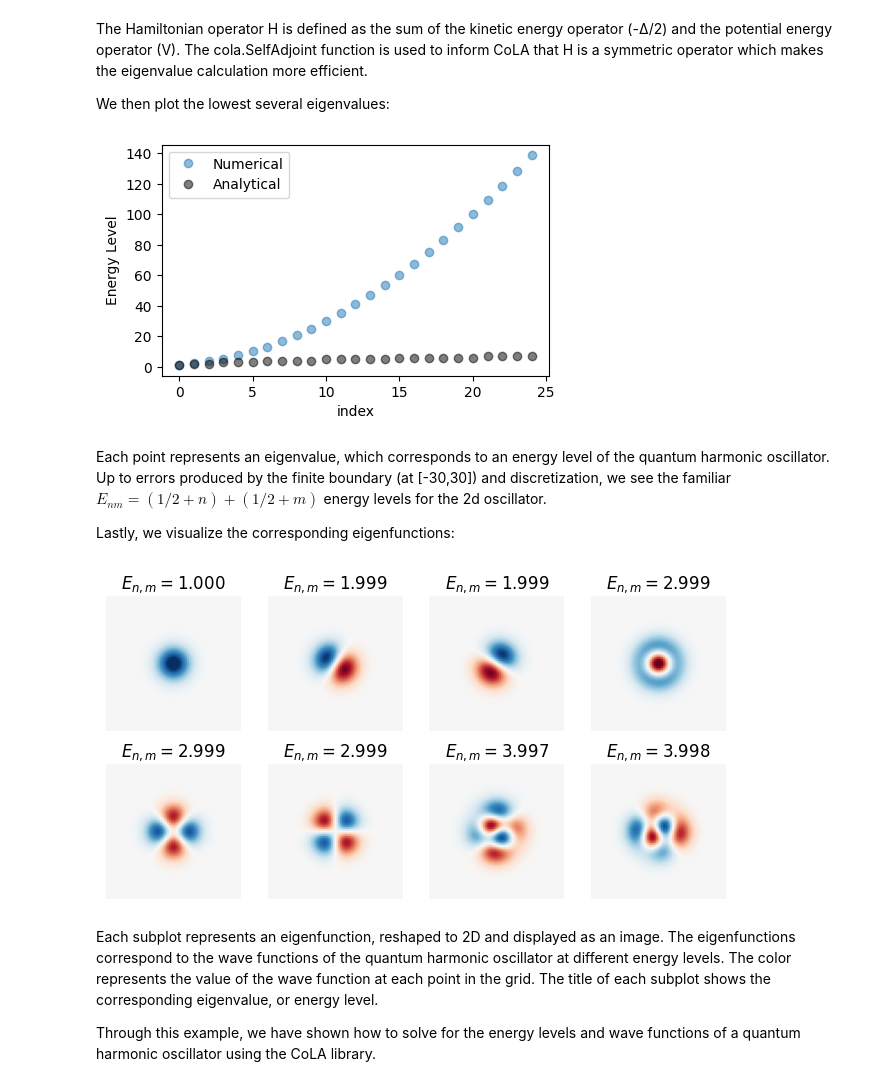
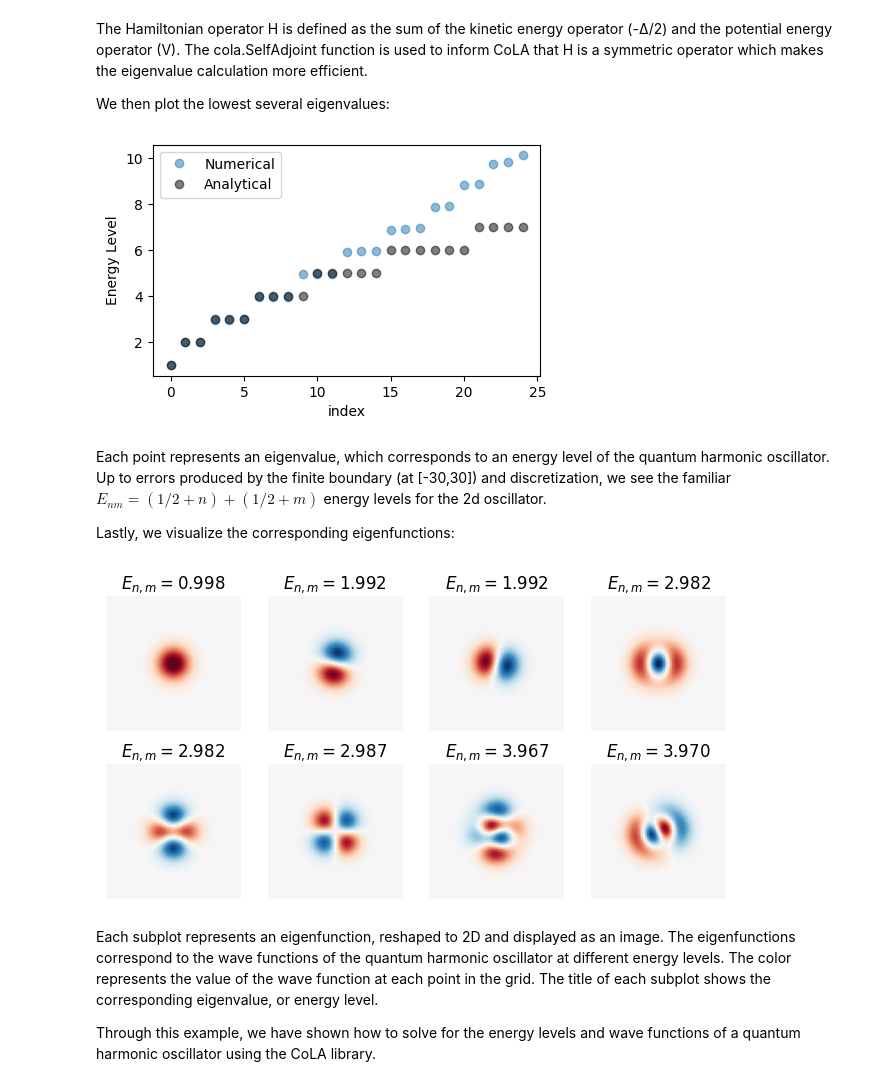
Before and after one commit to wilson-labs/cola, a Jupyter notebook: docs/notebooks/06_PDE_Eigenvalue_Problems.ipynb, the cells around one changed output. Drawn from its saved outputs; the diff is of its cells as text; code cells hidden in the pictures.

```diff
--- a/docs/notebooks/06_PDE_Eigenvalue_Problems.ipynb
+++ b/docs/notebooks/06_PDE_Eigenvalue_Problems.ipynb
@@ -35,7 +34,7 @@ def laplacian(x):
     cderiv = lambda x: jax.scipy.signal.correlate(x,jnp.array([1.,-2,1.])/dx**2,mode='same')
     return sum([jnp.apply_along_axis(cderiv,i,x) for i in range(ndims)]).reshape(-1)
 
-L = cola.ops.LinearOperator(jnp.float64, shape=(N**ndims, N**ndims), matmat=jit(vmap(laplacian, -1, -1)))
+L = cola.ops.LinearOperator(jnp.float32, shape=(N**ndims, N**ndims), matmat=jit(vmap(laplacian, -1, -1)))
 # %% [markdown]
 The function laplacian calculates the second derivative along each dimension and sums them up. The result is reshaped to a 1D array and returned.
 
@@ -51,7 +50,7 @@ vfn calculates the potential energy for a given point in the grid. cola.diag cre
 Next, we define the Hamiltonian operator and compute its eigenvalues and eigenvectors:
 # %%
 H = -L / 2 + V
-energy_levels, eigenfunctions = cola.eig(cola.PSD(H),max_iters=100, method='iterative')
+energy_levels, eigenfunctions = cola.eig(cola.SelfAdjoint(H),max_iters=500, tol=1e-4, method='iterative', pbar=True)
 eigenfunctions = eigenfunctions.to_dense()
 # %% [markdown]
 The Hamiltonian operator H is defined as the sum of the kinetic energy operator (-Δ/2) and the potential energy operator (V). The cola.SelfAdjoint function is used to inform CoLA that H is a symmetric operator which makes the eigenvalue calculation more efficient.
@@ -72,7 +71,7 @@ plt.xlabel("index")
 plt.ylabel("Energy Level")
 plt.show()
 # %% [output]
-[figure, old version]
+[figure, new version]
 # %% [markdown]
 Each point represents an eigenvalue, which corresponds to an energy level of the quantum harmonic oscillator. Up to errors produced by the finite boundary (at [-30,30]) and discretization, we see the familiar $E_{nm} = (1/2+n)+(1/2+m)$ energy levels for the 2d oscillator.
 
@@ -80,16 +79,16 @@ Lastly, we visualize the corresponding eigenfunctions:
 # %%
 import numpy as np
 
 fig, axs = plt.subplots(2, 4, figsize=(8, 4))
 for i,ax in enumerate(axs.flatten()):
     l = 30
     ax.imshow(eigenfunctions[:, i].reshape(N,N)[N//2-l:N//2+l,N//2-l:N//2+l],
     extent=[grid[N//2-l],grid[N//2+l],grid[N//2+l],grid[N//2-l]],
     cmap='RdBu_r', vmin=-0.1, vmax=0.1)
-    ax.set_title(r"$E_{{{}}} ={:.3f}$".format("n,m",e2[i]))
+    ax.set_title(r"$E_{{{}}} ={:.3f}$".format("n,m",energy_levels[i]))
     ax.axis('off')
 # %% [output]
-[figure, old version]
+[figure, new version]
 # %% [markdown]
 Each subplot represents an eigenfunction, reshaped to 2D and displayed as an image. The eigenfunctions correspond to the wave functions of the quantum harmonic oscillator at different energy levels. The color represents the value of the wave function at each point in the grid. The title of each subplot shows the corresponding eigenvalue, or energy level.
 
```
Also changed, not shown: parts of 5 cells of this notebook, 2 other files.
